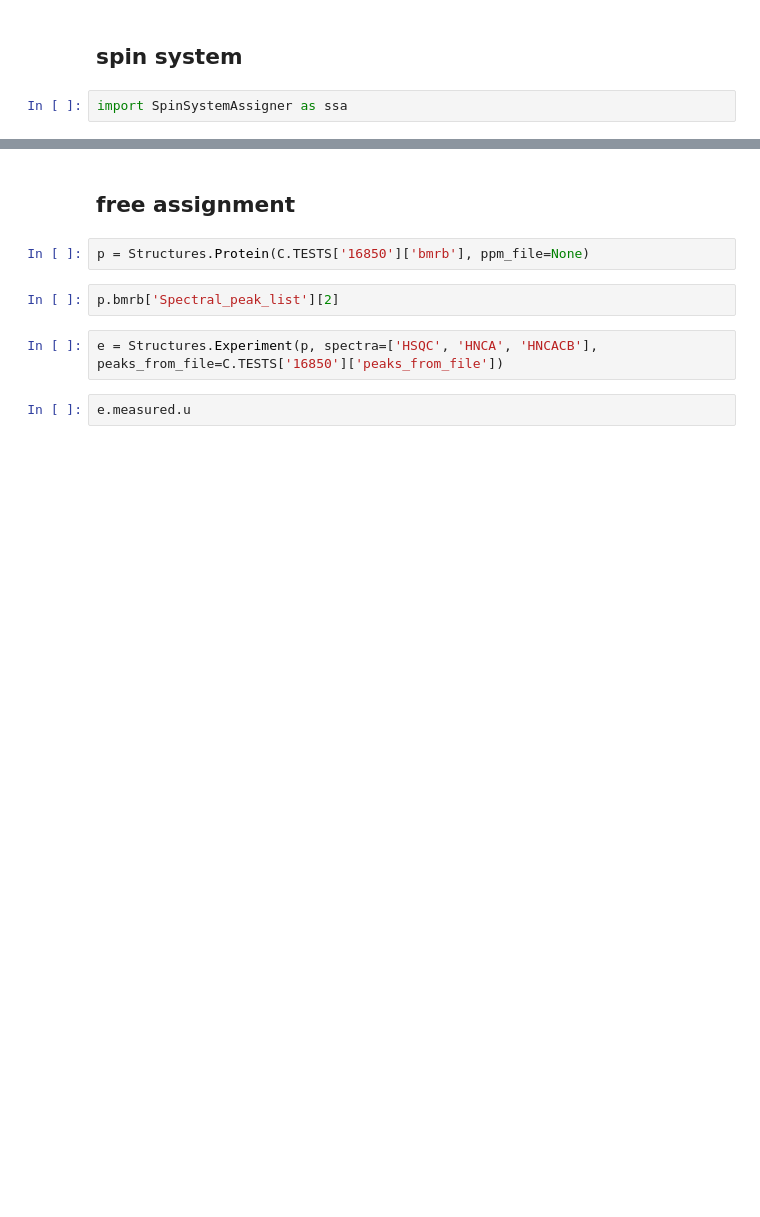
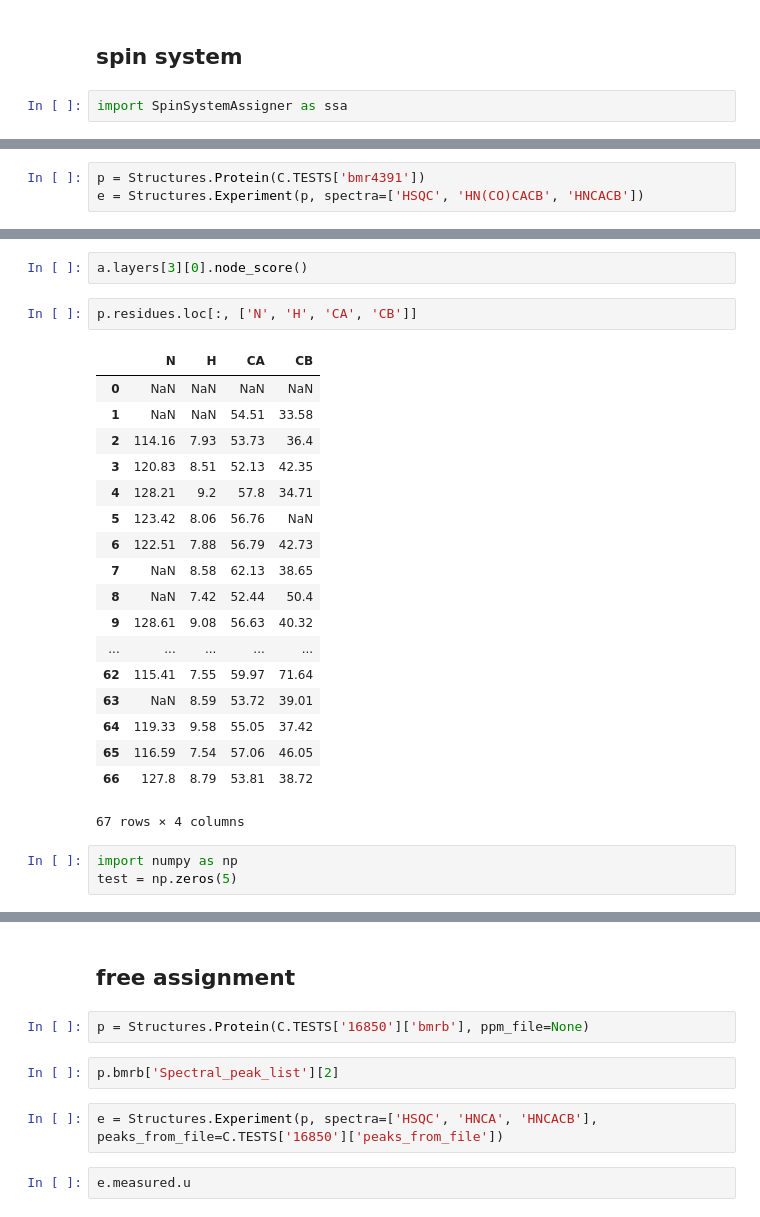
Before and after one commit to fsbravo/lipras, a Jupyter notebook: src/Structures_tests.ipynb, the cells around one changed output, grey strips where cells are left out. Drawn from its saved outputs; the diff is of its cells as text; blank space fills up the shorter version.

```diff
--- a/src/Structures_tests.ipynb
+++ b/src/Structures_tests.ipynb
@@ -23,0 +20,3 @@ e
+# %%
+p = Structures.Protein(C.TESTS['bmr4391'])
+e = Structures.Experiment(p, spectra=['HSQC', 'HN(CO)CACB', 'HNCACB'])
@@ -45,0 +101,26 @@ GurobiError: Variable has not yet been added to the model
+# %%
+a.layers[3][0].node_score()
+# %%
+p.residues.loc[:, ['N', 'H', 'CA', 'CB']]
+# %% [output]
+|  | N | H | CA | CB |
+| 0 | NaN | NaN | NaN | NaN |
+| 1 | NaN | NaN | 54.51 | 33.58 |
+| 2 | 114.16 | 7.93 | 53.73 | 36.4 |
+| 3 | 120.83 | 8.51 | 52.13 | 42.35 |
+| 4 | 128.21 | 9.2 | 57.8 | 34.71 |
+| 5 | 123.42 | 8.06 | 56.76 | NaN |
+| 6 | 122.51 | 7.88 | 56.79 | 42.73 |
+| 7 | NaN | 8.58 | 62.13 | 38.65 |
+| 8 | NaN | 7.42 | 52.44 | 50.4 |
+| 9 | 128.61 | 9.08 | 56.63 | 40.32 |
+| ... | ... | ... | ... | ... |
+| 62 | 115.41 | 7.55 | 59.97 | 71.64 |
+| 63 | NaN | 8.59 | 53.72 | 39.01 |
+| 64 | 119.33 | 9.58 | 55.05 | 37.42 |
+| 65 | 116.59 | 7.54 | 57.06 | 46.05 |
+| 66 | 127.8 | 8.79 | 53.81 | 38.72 |
+67 rows × 4 columns
+# %%
+import numpy as np
+test = np.zeros(5)
```
Also changed, not shown: parts of 26 cells of this notebook, 4 other files.
